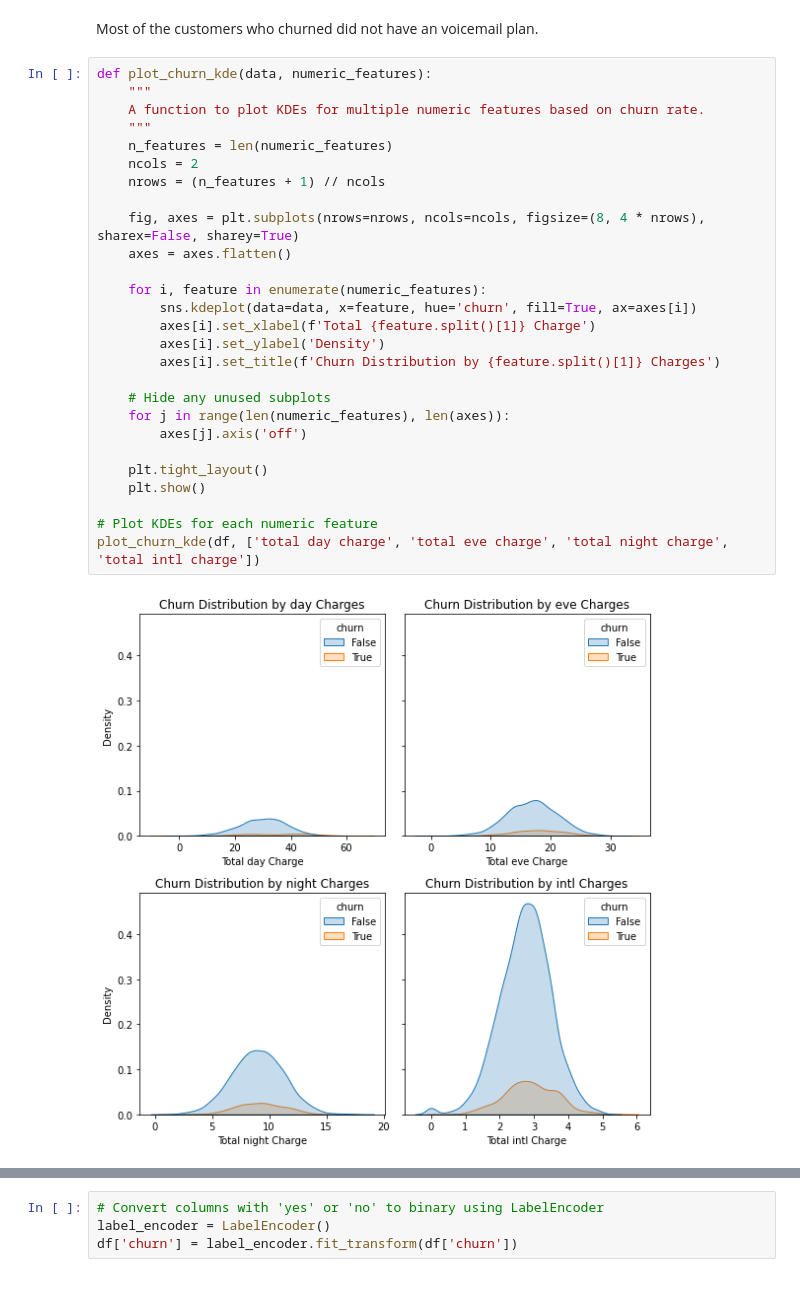
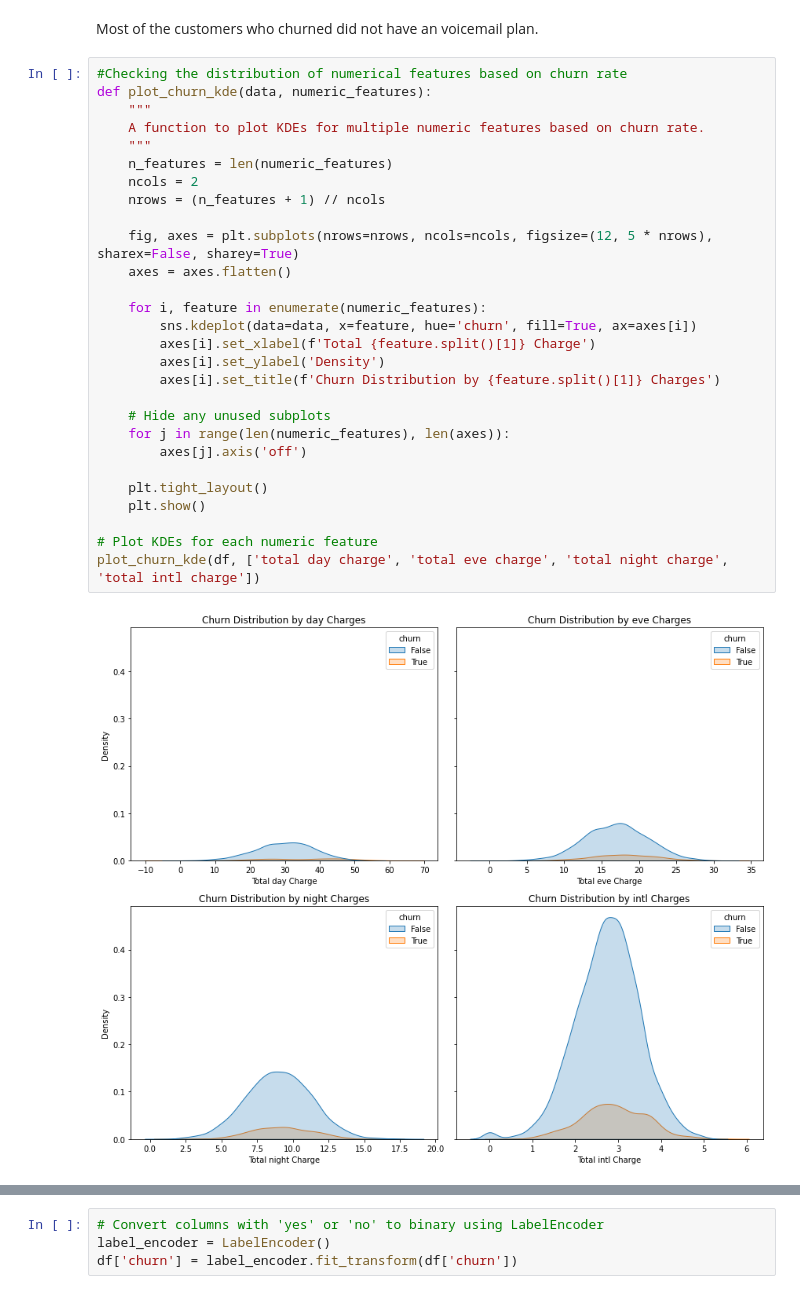
Before and after one commit to Nzoki/PHASE-3-PROJECT, a Jupyter notebook: index.ipynb, the cells around one changed output, grey strips where cells are left out. Cells and saved outputs as stored; diff of their text form.

```diff
--- a/index.ipynb
+++ b/index.ipynb
@@ -328,31 +338,32 @@ plot_categorical_distribution(df, 'voice mail plan')
 # %% [markdown]
 Most of the customers who churned did not have an voicemail plan.
 # %%
+#Checking the distribution of numerical features based on churn rate
 def plot_churn_kde(data, numeric_features):
     """
     A function to plot KDEs for multiple numeric features based on churn rate.
     """
     n_features = len(numeric_features)
     ncols = 2
     nrows = (n_features + 1) // ncols
 
-    fig, axes = plt.subplots(nrows=nrows, ncols=ncols, figsize=(8, 4 * nrows), sharex=False, sharey=True)
+    fig, axes = plt.subplots(nrows=nrows, ncols=ncols, figsize=(12, 5 * nrows), sharex=False, sharey=True)
     axes = axes.flatten()
 
     for i, feature in enumerate(numeric_features):
         sns.kdeplot(data=data, x=feature, hue='churn', fill=True, ax=axes[i])
         axes[i].set_xlabel(f'Total {feature.split()[1]} Charge')
         axes[i].set_ylabel('Density')
         axes[i].set_title(f'Churn Distribution by {feature.split()[1]} Charges')
 
     # Hide any unused subplots
     for j in range(len(numeric_features), len(axes)):
         axes[j].axis('off')
 
     plt.tight_layout()
     plt.show()
 
 # Plot KDEs for each numeric feature
 plot_churn_kde(df, ['total day charge', 'total eve charge', 'total night charge', 'total intl charge'])
 # %% [output]
-[figure, old version]
+[figure, new version]
```
Also changed, not shown: parts of 25 cells of this notebook.
